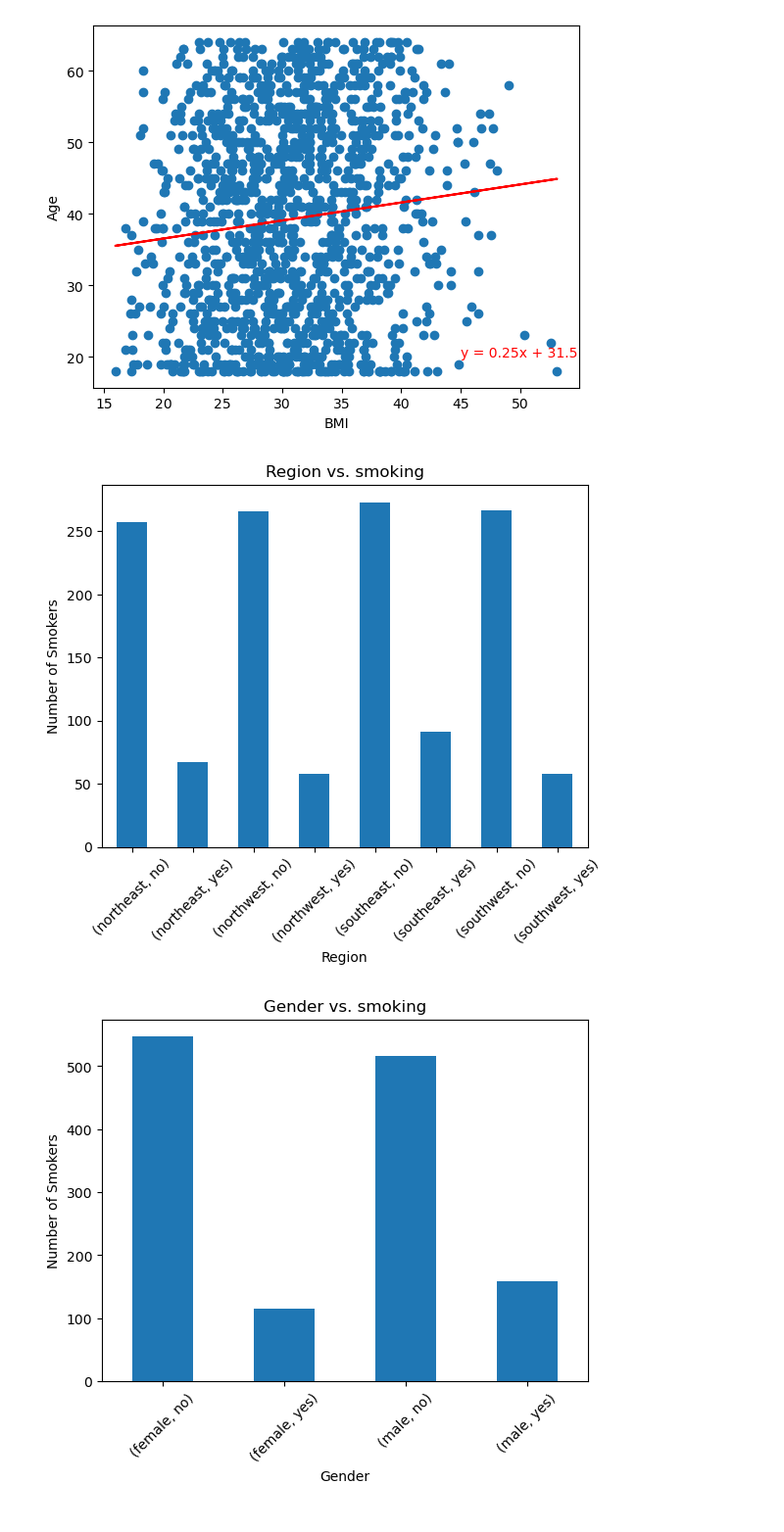
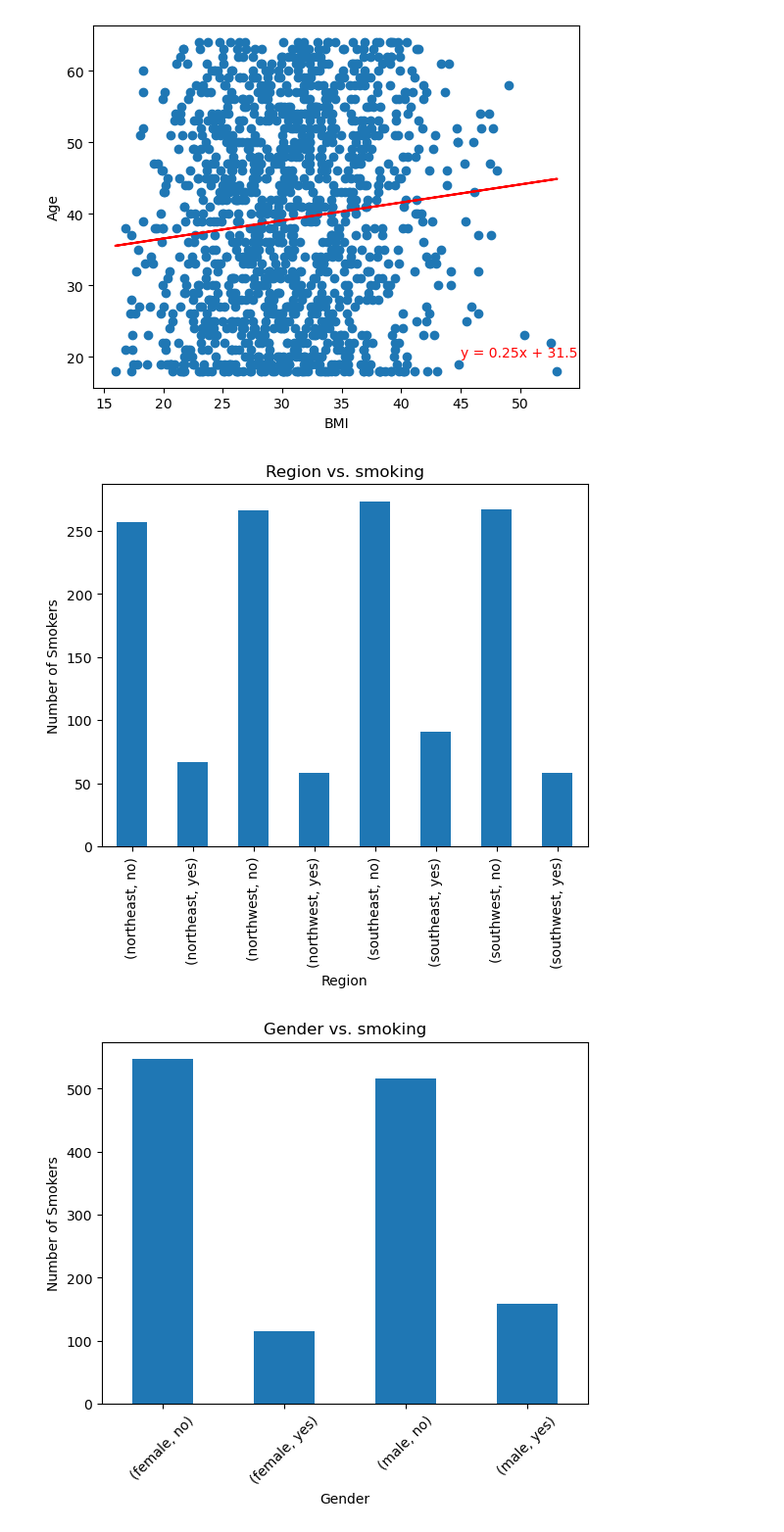
Before and after one commit to carolinefoshee/project-1, a Jupyter notebook: project1.ipynb, the cells around one changed output. Shown at 98% size. Cells and saved outputs as stored; diff of their text form; code cells hidden in the pictures.

```diff
--- a/project1.ipynb
+++ b/project1.ipynb
@@ -241,12 +241,12 @@ The correlation between bmi and age is 0.11.
 # %%
 # Plot showing Region Vs Smokers
 grouped_df = insurance_df.groupby('region')['smoker'].value_counts()
 grouped_df.plot(kind="bar",xlabel="Region", ylabel="Number of Smokers")
 plt.title("Region vs. smoking")
-plt.xticks(rotation=45)
+plt.xticks(rotation=90)
 plt.show()
 # %% [output]
-[figure, old version]
+[figure, new version]
 # %%
 # plot showing Gender Vs Smoking
 grouped_df = insurance_df.groupby('sex')['smoker'].value_counts()
```
Also changed, not shown: parts of 8 cells of this notebook.
